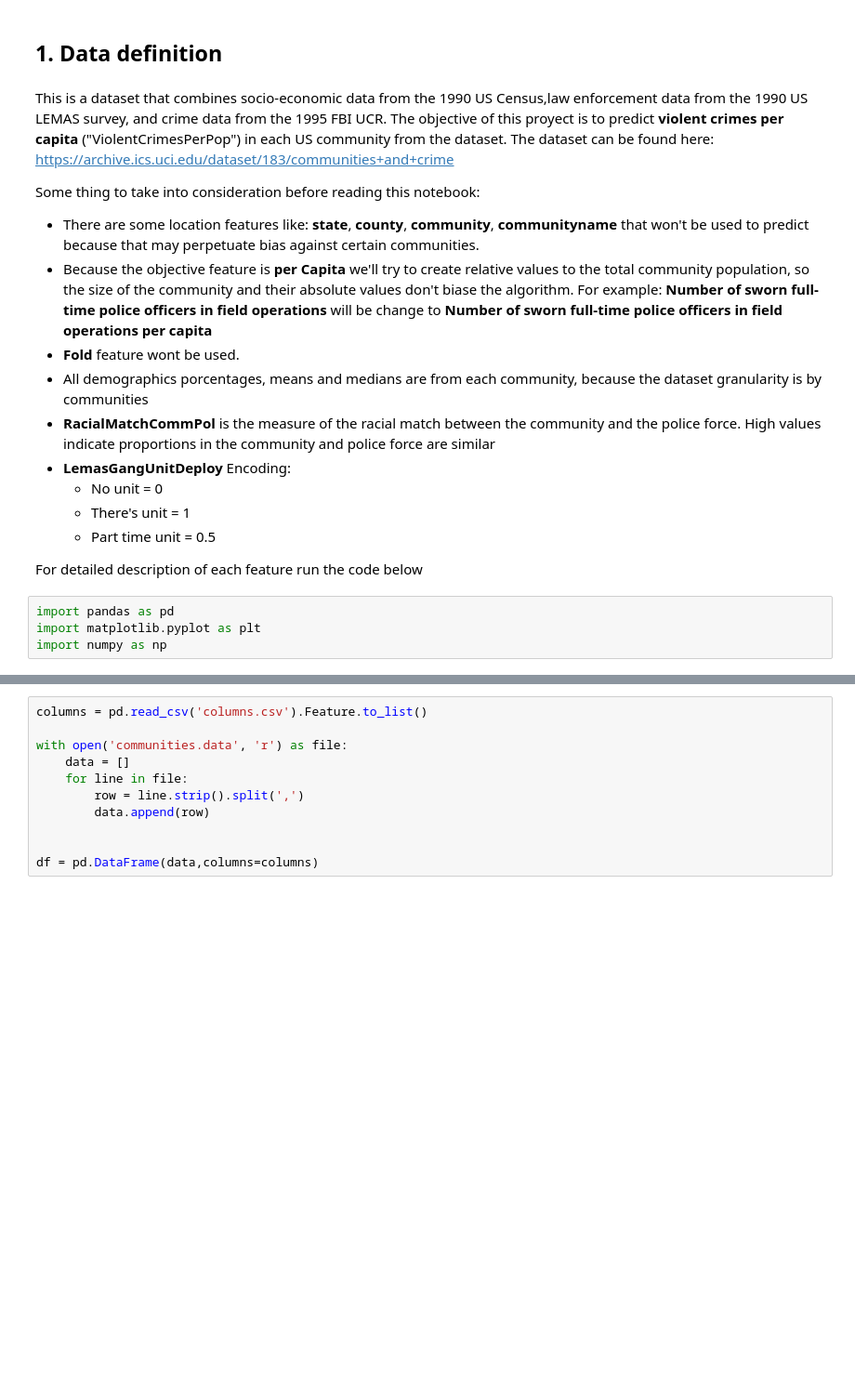
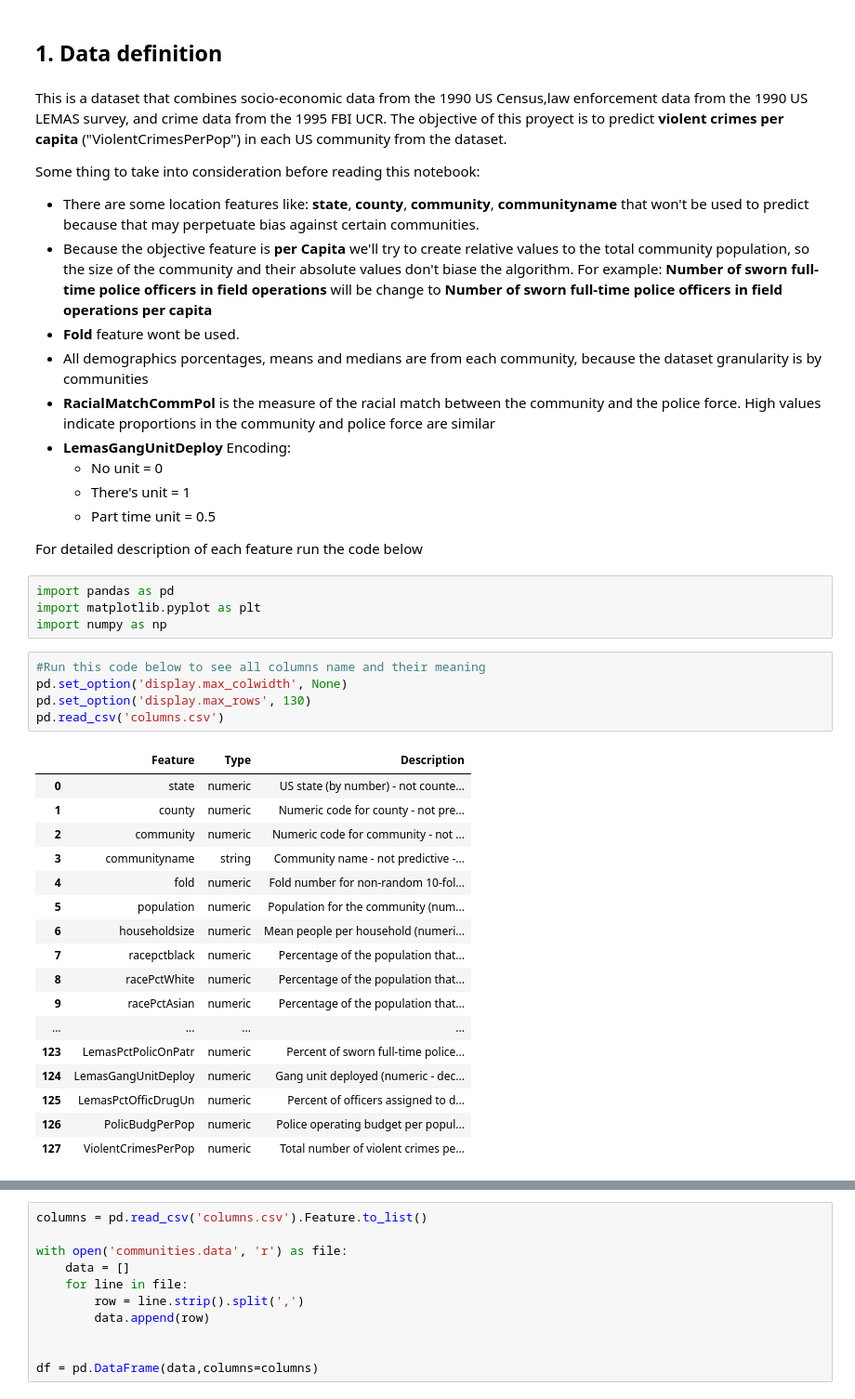
Before and after one commit to octaviodiego78/data-modeling-proyect, a Jupyter notebook: regression/crimePrediction.ipynb, the cells around one changed output, grey strips where cells are left out. Shown at 93% size. Cells and saved outputs as stored; diff of their text form; blank space fills up the shorter version.

```diff
--- a/regression/crimePrediction.ipynb
+++ b/regression/crimePrediction.ipynb
@@ -14,7 +8,6 @@ El objetivo de esta aplicación de proyecto se puede separar en las siguientes f
 ## **1. Data definition** ##
 # %% [markdown]
 This is a dataset that combines socio-economic data from the 1990 US Census,law enforcement data from the 1990 US LEMAS survey, and crime data from the 1995 FBI UCR. The objective of this proyect is to predict **violent crimes per capita** ("ViolentCrimesPerPop") in each US community from the dataset.
-The dataset can be found here: https://archive.ics.uci.edu/dataset/183/communities+and+crime
 
 Some thing to take into consideration before reading this notebook:
 
@@ -33,3 +26,26 @@ For detailed description of each feature run the code below
 import pandas as pd
 import matplotlib.pyplot as plt
 import numpy as np
+# %%
+#Run this code below to see all columns name and their meaning
+pd.set_option('display.max_colwidth', None)
+pd.set_option('display.max_rows', 130)
+pd.read_csv('columns.csv')
+# %% [output]
+|  | Feature | Type | Description |
+| 0 | state | numeric | US state (by number) - not counte... |
+| 1 | county | numeric | Numeric code for county - not pre... |
+| 2 | community | numeric | Numeric code for community - not ... |
+| 3 | communityname | string | Community name - not predictive -... |
+| 4 | fold | numeric | Fold number for non-random 10-fol... |
+| 5 | population | numeric | Population for the community (num... |
+| 6 | householdsize | numeric | Mean people per household (numeri... |
+| 7 | racepctblack | numeric | Percentage of the population that... |
+| 8 | racePctWhite | numeric | Percentage of the population that... |
+| 9 | racePctAsian | numeric | Percentage of the population that... |
+| ... | ... | ... | ... |
+| 123 | LemasPctPolicOnPatr | numeric | Percent of sworn full-time police... |
+| 124 | LemasGangUnitDeploy | numeric | Gang unit deployed (numeric - dec... |
+| 125 | LemasPctOfficDrugUn | numeric | Percent of officers assigned to d... |
+| 126 | PolicBudgPerPop | numeric | Police operating budget per popul... |
+| 127 | ViolentCrimesPerPop | numeric | Total number of violent crimes pe... |
```
Also changed, not shown: parts of 15 cells of this notebook, 1 other file.
